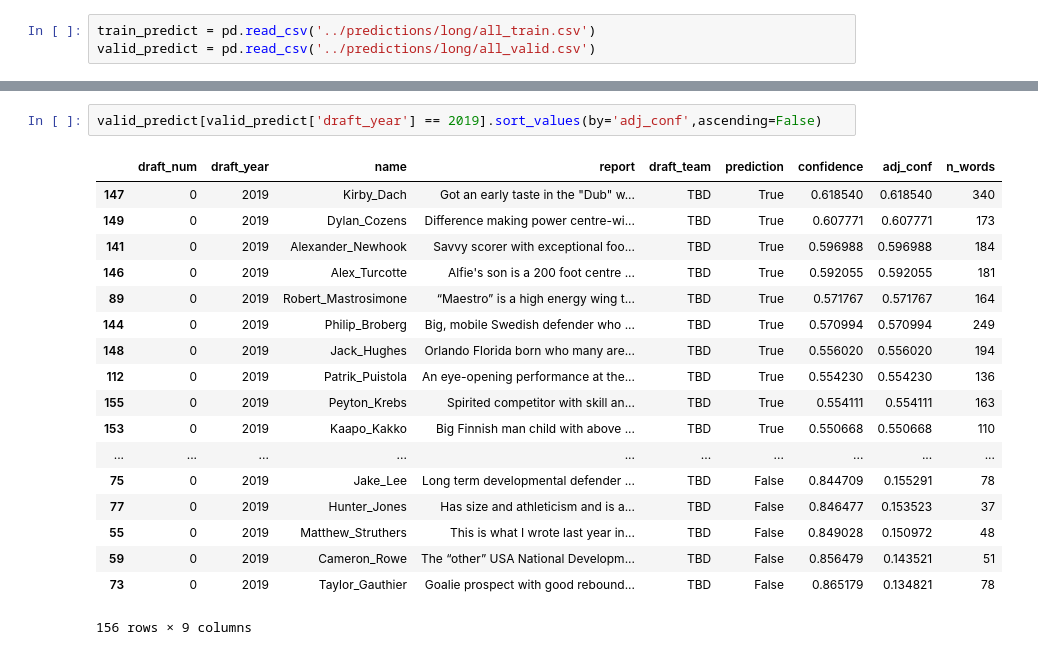
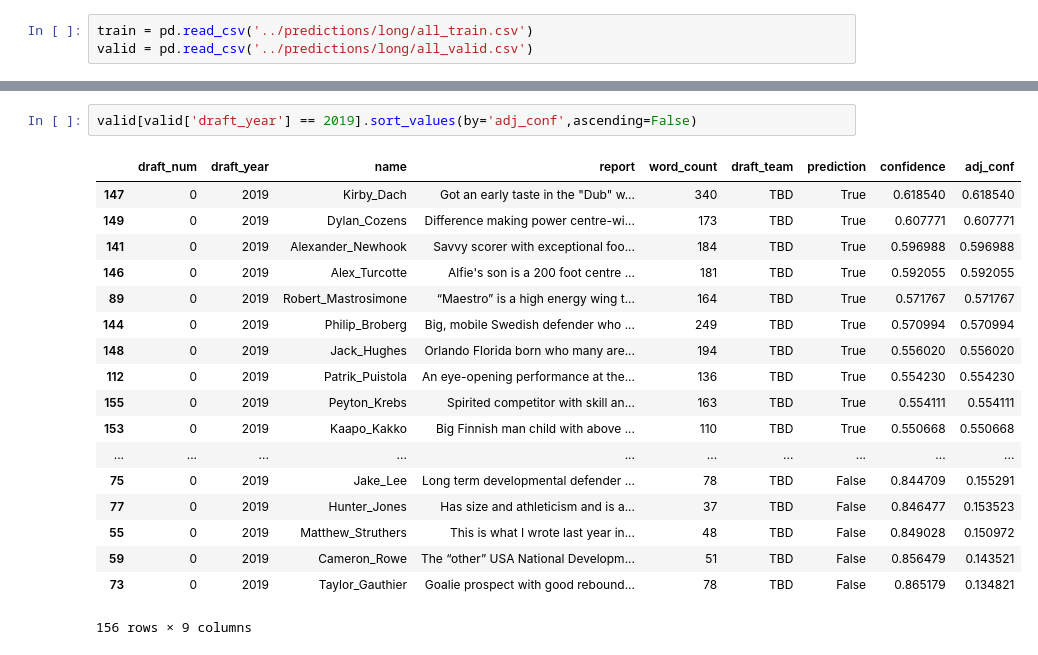
Before and after one commit to mattjliu/NHL-Prospect-Classifier, a Jupyter notebook: notebooks/vizualization.ipynb, the cells around one changed output, grey strips where cells are left out. Saved outputs shown, nothing was run; the diff lists cells and outputs as text.

```diff
--- a/notebooks/vizualization.ipynb
+++ b/notebooks/vizualization.ipynb
@@ -5,3 +6,3 @@ import matplotlib.pyplot as plt
 # %%
-train_predict = pd.read_csv('../predictions/long/all_train.csv')
-valid_predict = pd.read_csv('../predictions/long/all_valid.csv')
+train = pd.read_csv('../predictions/long/all_train.csv')
+valid = pd.read_csv('../predictions/long/all_valid.csv')
@@ -71,22 +78,22 @@ train_predict.sort_values(by='adj_conf',ascending=False)
 829 rows × 18 columns
 # %%
-valid_predict[valid_predict['draft_year'] == 2019].sort_values(by='adj_conf',ascending=False)
+valid[valid['draft_year'] == 2019].sort_values(by='adj_conf',ascending=False)
 # %% [output]
-|  | draft_num | draft_year | name | report | draft_team | prediction | confidence | adj_conf | n_words |
-| 147 | 0 | 2019 | Kirby_Dach | Got an early taste in the "Dub" w... | TBD | True | 0.618540 | 0.618540 | 340 |
-| 149 | 0 | 2019 | Dylan_Cozens | Difference making power centre-wi... | TBD | True | 0.607771 | 0.607771 | 173 |
-| 141 | 0 | 2019 | Alexander_Newhook | Savvy scorer with exceptional foo... | TBD | True | 0.596988 | 0.596988 | 184 |
-| 146 | 0 | 2019 | Alex_Turcotte | Alfie's son is a 200 foot centre ... | TBD | True | 0.592055 | 0.592055 | 181 |
-| 89 | 0 | 2019 | Robert_Mastrosimone | “Maestro” is a high energy wing t... | TBD | True | 0.571767 | 0.571767 | 164 |
-| 144 | 0 | 2019 | Philip_Broberg | Big, mobile Swedish defender who ... | TBD | True | 0.570994 | 0.570994 | 249 |
-| 148 | 0 | 2019 | Jack_Hughes | Orlando Florida born who many are... | TBD | True | 0.556020 | 0.556020 | 194 |
-| 112 | 0 | 2019 | Patrik_Puistola | An eye-opening performance at the... | TBD | True | 0.554230 | 0.554230 | 136 |
-| 155 | 0 | 2019 | Peyton_Krebs | Spirited competitor with skill an... | TBD | True | 0.554111 | 0.554111 | 163 |
-| 153 | 0 | 2019 | Kaapo_Kakko | Big Finnish man child with above ... | TBD | True | 0.550668 | 0.550668 | 110 |
+|  | draft_num | draft_year | name | report | word_count | draft_team | prediction | confidence | adj_conf |
+| 147 | 0 | 2019 | Kirby_Dach | Got an early taste in the "Dub" w... | 340 | TBD | True | 0.618540 | 0.618540 |
+| 149 | 0 | 2019 | Dylan_Cozens | Difference making power centre-wi... | 173 | TBD | True | 0.607771 | 0.607771 |
+| 141 | 0 | 2019 | Alexander_Newhook | Savvy scorer with exceptional foo... | 184 | TBD | True | 0.596988 | 0.596988 |
+| 146 | 0 | 2019 | Alex_Turcotte | Alfie's son is a 200 foot centre ... | 181 | TBD | True | 0.592055 | 0.592055 |
+| 89 | 0 | 2019 | Robert_Mastrosimone | “Maestro” is a high energy wing t... | 164 | TBD | True | 0.571767 | 0.571767 |
+| 144 | 0 | 2019 | Philip_Broberg | Big, mobile Swedish defender who ... | 249 | TBD | True | 0.570994 | 0.570994 |
+| 148 | 0 | 2019 | Jack_Hughes | Orlando Florida born who many are... | 194 | TBD | True | 0.556020 | 0.556020 |
+| 112 | 0 | 2019 | Patrik_Puistola | An eye-opening performance at the... | 136 | TBD | True | 0.554230 | 0.554230 |
+| 155 | 0 | 2019 | Peyton_Krebs | Spirited competitor with skill an... | 163 | TBD | True | 0.554111 | 0.554111 |
+| 153 | 0 | 2019 | Kaapo_Kakko | Big Finnish man child with above ... | 110 | TBD | True | 0.550668 | 0.550668 |
 | ... | ... | ... | ... | ... | ... | ... | ... | ... | ... |
-| 75 | 0 | 2019 | Jake_Lee | Long term developmental defender ... | TBD | False | 0.844709 | 0.155291 | 78 |
-| 77 | 0 | 2019 | Hunter_Jones | Has size and athleticism and is a... | TBD | False | 0.846477 | 0.153523 | 37 |
-| 55 | 0 | 2019 | Matthew_Struthers | This is what I wrote last year in... | TBD | False | 0.849028 | 0.150972 | 48 |
-| 59 | 0 | 2019 | Cameron_Rowe | The “other” USA National Developm... | TBD | False | 0.856479 | 0.143521 | 51 |
-| 73 | 0 | 2019 | Taylor_Gauthier | Goalie prospect with good rebound... | TBD | False | 0.865179 | 0.134821 | 78 |
+| 75 | 0 | 2019 | Jake_Lee | Long term developmental defender ... | 78 | TBD | False | 0.844709 | 0.155291 |
+| 77 | 0 | 2019 | Hunter_Jones | Has size and athleticism and is a... | 37 | TBD | False | 0.846477 | 0.153523 |
+| 55 | 0 | 2019 | Matthew_Struthers | This is what I wrote last year in... | 48 | TBD | False | 0.849028 | 0.150972 |
+| 59 | 0 | 2019 | Cameron_Rowe | The “other” USA National Developm... | 51 | TBD | False | 0.856479 | 0.143521 |
+| 73 | 0 | 2019 | Taylor_Gauthier | Goalie prospect with good rebound... | 78 | TBD | False | 0.865179 | 0.134821 |
 156 rows × 9 columns
```
Also changed, not shown: parts of 15 cells of this notebook, 24 other files.
